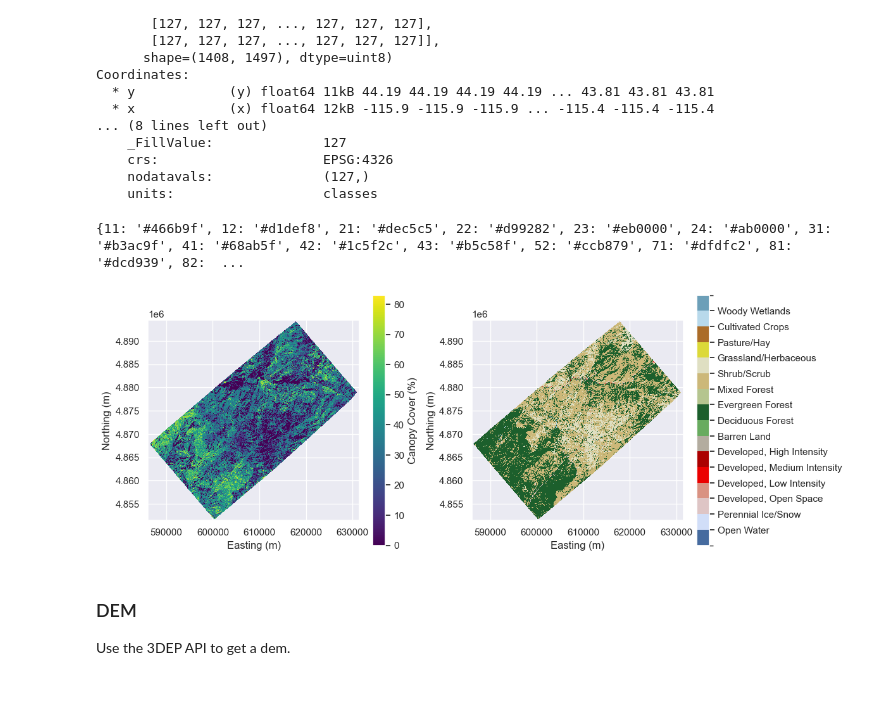
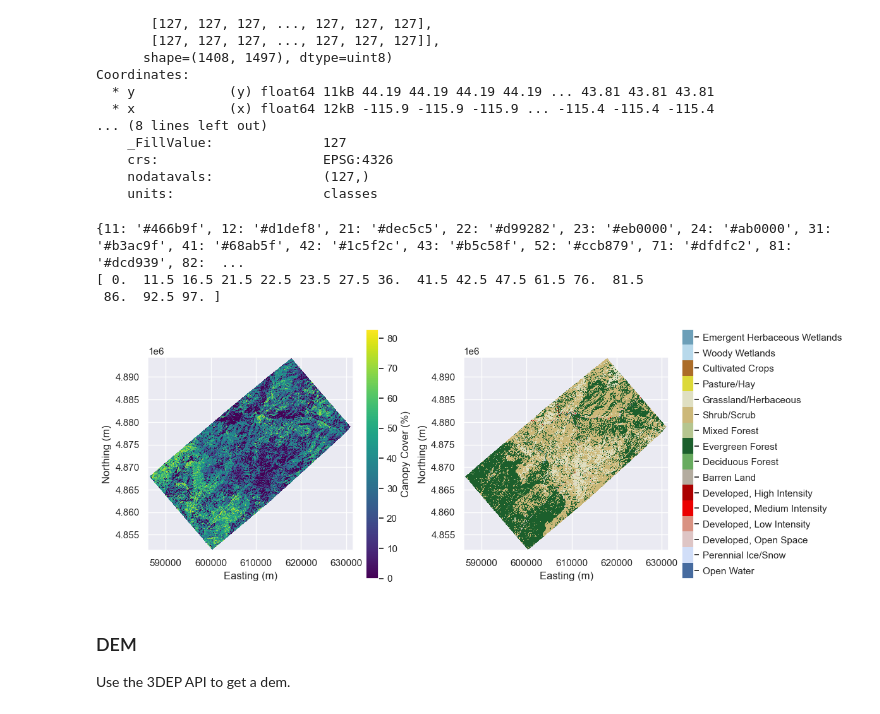
Before and after one commit to julober/snowex_uavsar_coherence, a Jupyter notebook: notebooks/01_data_download_and_prep.ipynb, the cells around one changed output. Saved outputs shown, nothing was run; the diff lists cells and outputs as text; code cells hidden in the pictures.

```diff
--- a/notebooks/01_data_download_and_prep.ipynb
+++ b/notebooks/01_data_download_and_prep.ipynb
@@ -23,6 +23,9 @@ import seaborn as sns
 sns.set_theme()
 
 from uavsar_pytools import UavsarCollection
+# %%
+RES = 30
+CRS = 'EPSG:26911'
 # %% [markdown]
 ### UAVSAR Data
 
@@ -266,8 +272,8 @@ print(forest_cover[0]['cover_2021'])
 
 # reproject forest cover to UTM zone 11N and 30 m resolution
 fc_reproj = {}
-fc_reproj['canopy_2021'] = forest_cover[0]['canopy_2021'].rio.reproject("EPSG:26911", resolution=30)
-fc_reproj['cover_2021'] = forest_cover[0]['cover_2021'].rio.reproject("EPSG:26911", resolution=30)
+fc_reproj['canopy_2021'] = forest_cover[0]['canopy_2021'].rio.reproject(CRS, resolution=RES)
+fc_reproj['cover_2021'] = forest_cover[0]['cover_2021'].rio.reproject(CRS, resolution=RES)
 
 # replace 127 with nan in the land cover data
 fc_reproj['cover_2021'] = fc_reproj['cover_2021'].where(fc_reproj['cover_2021'] != 127, np.nan)
@@ -355,36 +361,48 @@ img1 = fc_reproj['canopy_2021'].plot(ax=axes[0], add_colorbar=False)
 axes[0].set_title('')
 axes[0].set_aspect('equal')
 axes[0].set_xlabel('Easting (m)')
 axes[0].set_ylabel('Northing (m)')
 axes[0].grid(True)
 fig.colorbar(img1, ax=axes[0], shrink=0.7, label='Canopy Cover (%)')
 
 # set a colorbar for the NLCD land cover types
 # cmap = land_cover_vis['LC_class_palette']
 cover_class_names = [
     "Open Water", "Perennial Ice/Snow", "Developed, Open Space", "Developed, Low Intensity",
     "Developed, Medium Intensity", "Developed, High Intensity", "Barren Land",
     "Deciduous Forest", "Evergreen Forest", "Mixed Forest", "Shrub/Scrub",
     "Grassland/Herbaceous", "Pasture/Hay", "Cultivated Crops", "Woody Wetlands",
     "Emergent Herbaceous Wetlands"
     ]
-img2 =fc_reproj['cover_2021'].plot(ax=axes[1], cmap=cover_cmap, norm=cover_norm, levels=cover_bounds, add_colorbar=False)
+img2 =fc_reproj['cover_2021'].plot(ax=axes[1],
+                                   cmap=cover_cmap,
+                                   norm=cover_norm,
+                                   levels=cover_bounds,
+                                   add_colorbar=False)
 axes[1].set_title('')
 axes[1].set_aspect('equal')
 axes[1].set_xlabel('Easting (m)')
 axes[1].set_ylabel('Northing (m)')
 axes[1].grid(True)
+# axes[1].tick_params(size=0)
+print(cover_bounds)
 cbar = fig.colorbar(img2, ax=axes[1], shrink=0.7)
-cbar.set_ticks(cover_bounds[1:-1], labels = cover_class_names[:-1])
+cbar.set_ticks((cover_bounds[:-1] + np.diff(cover_bounds) / 2), labels=cover_class_names)
+cbar.minorticks_off()
+# cbar.majorticks_off()
+# axes[1].tick_params(size=0)
+
 # cbar.tick_params(size=0)  # remove ticks
 
 
 
 fig.tight_layout()
 plt.show()
 # %% [output]
 {11: '#466b9f', 12: '#d1def8', 21: '#dec5c5', 22: '#d99282', 23: '#eb0000', 24: '#ab0000', 31: '#b3ac9f', 41: '#68ab5f', 42: '#1c5f2c', 43: '#b5c58f', 52: '#ccb879', 71: '#dfdfc2', 81: '#dcd939', 82:  ...
+[ 0.  11.5 16.5 21.5 22.5 23.5 27.5 36.  41.5 42.5 47.5 61.5 76.  81.5
+ 86.  92.5 97. ]
-[figure, old version]
+[figure, new version]
 # %% [markdown]
 ### DEM
 
```
Also changed, not shown: parts of 5 cells of this notebook.
